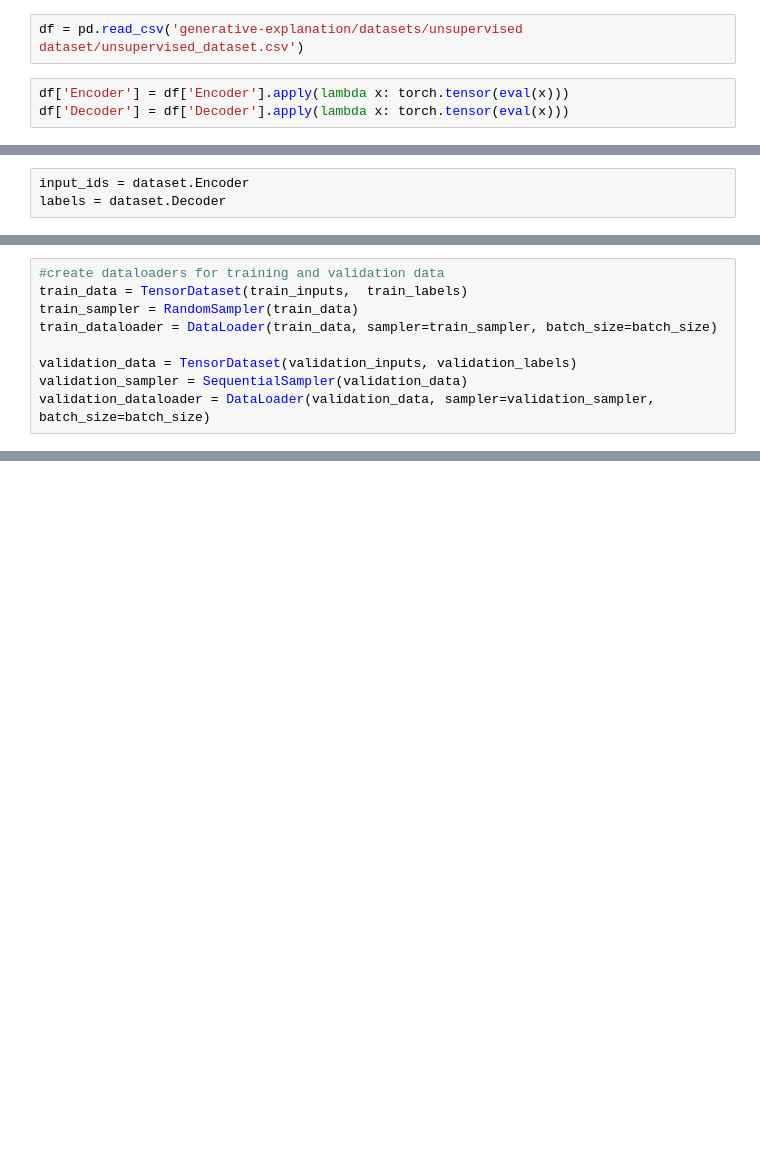
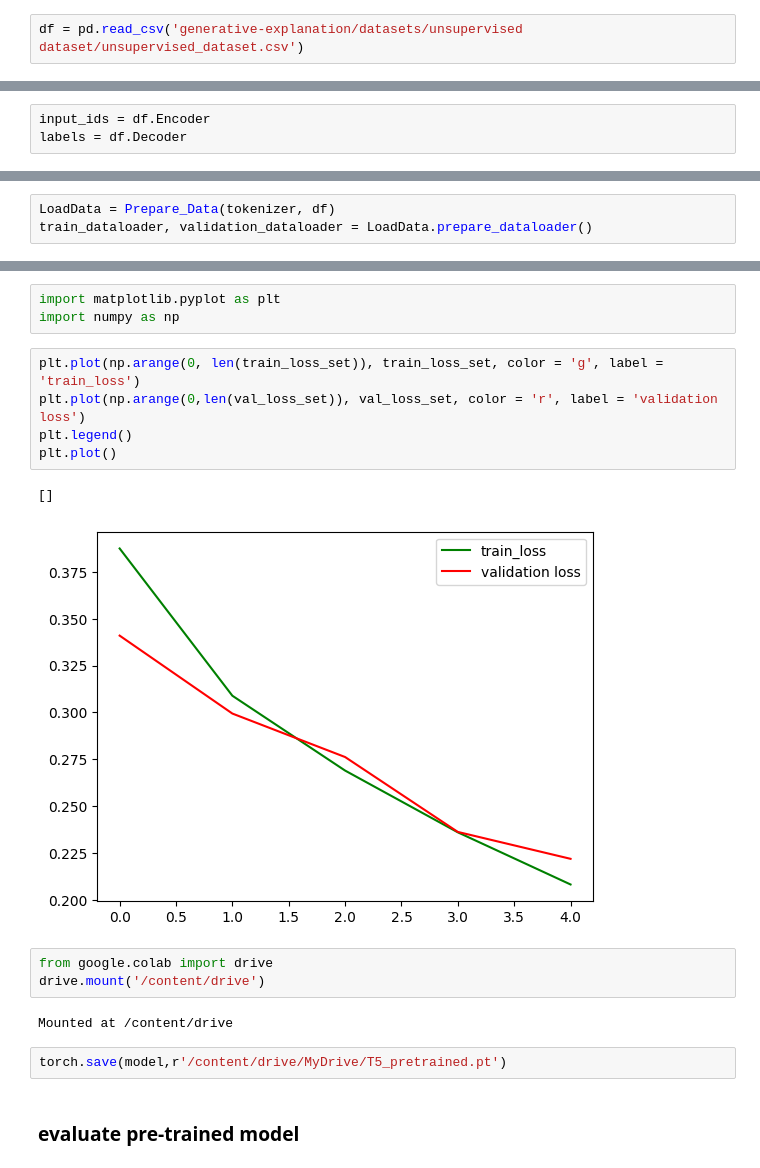
Before and after one commit to ChaitaliV/generative-explanation, a Jupyter notebook: unsupervised_pretraining.ipynb, the cells around one changed output, grey strips where cells are left out. Cells and saved outputs as stored; diff of their text form; blank space fills up the shorter version.

```diff
--- a/unsupervised_pretraining.ipynb
+++ b/unsupervised_pretraining.ipynb
@@ -131,6 +167,3 @@ For now, this behavior is kept to avoid breaking backwards compatibility when pa
 Special tokens have been added in the vocabulary, make sure the associated word embeddings are fine-tuned or trained.
 # %%
 df = pd.read_csv('generative-explanation/datasets/unsupervised dataset/unsupervised_dataset.csv')
-# %%
-df['Encoder'] = df['Encoder'].apply(lambda x: torch.tensor(eval(x)))
-df['Decoder'] = df['Decoder'].apply(lambda x: torch.tensor(eval(x)))
@@ -139,3 +170,3 @@ TypeError: ignored
 # %%
-input_ids = dataset.Encoder
-labels = dataset.Decoder
+input_ids = df.Encoder
+labels = df.Decoder
@@ -145,9 +172,0 @@ train_inputs, validation_inputs, train_labels, validation_labels = train_test_sp
-# %%
-#create dataloaders for training and validation data
-train_data = TensorDataset(train_inputs,  train_labels)
-train_sampler = RandomSampler(train_data)
-train_dataloader = DataLoader(train_data, sampler=train_sampler, batch_size=batch_size)
-
-validation_data = TensorDataset(validation_inputs, validation_labels)
-validation_sampler = SequentialSampler(validation_data)
-validation_dataloader = DataLoader(validation_data, sampler=validation_sampler, batch_size=batch_size)
@@ -155,0 +219,3 @@ TypeError: ignored
+# %%
+LoadData = Prepare_Data(tokenizer, df)
+train_dataloader, validation_dataloader = LoadData.prepare_dataloader()
@@ -155,0 +326,20 @@ TypeError: ignored
+# %%
+import matplotlib.pyplot as plt
+import numpy as np
+# %%
+plt.plot(np.arange(0, len(train_loss_set)), train_loss_set, color = 'g', label = 'train_loss')
+plt.plot(np.arange(0,len(val_loss_set)), val_loss_set, color = 'r', label = 'validation loss')
+plt.legend()
+plt.plot()
+# %% [output]
+[]
+[figure, added]
+# %%
+from google.colab import drive
+drive.mount('/content/drive')
+# %% [output]
+Mounted at /content/drive
+# %%
+torch.save(model,r'/content/drive/MyDrive/T5_pretrained.pt')
+# %% [markdown]
+### evaluate pre-trained model
```
Also changed, not shown: parts of 19 cells of this notebook.
